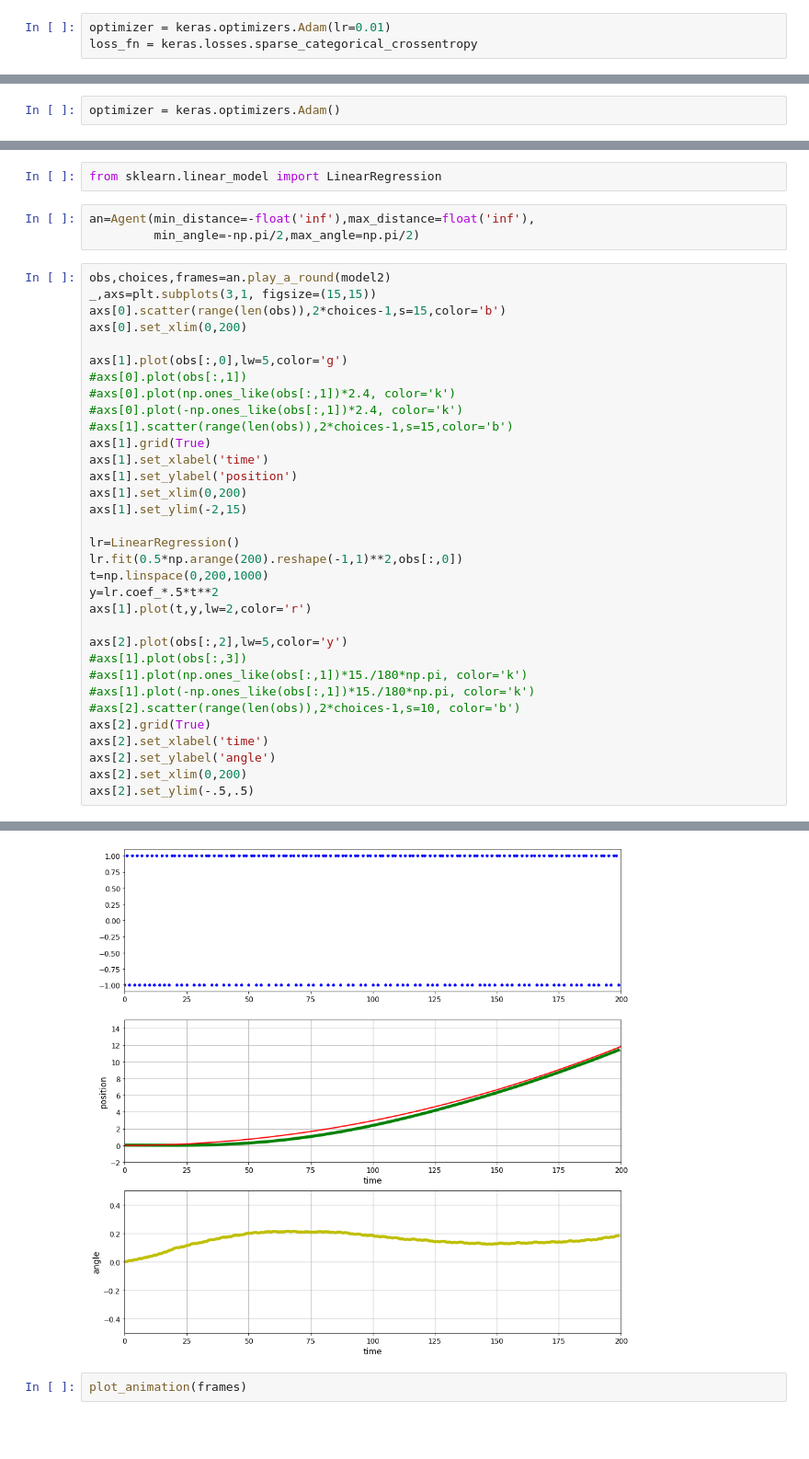
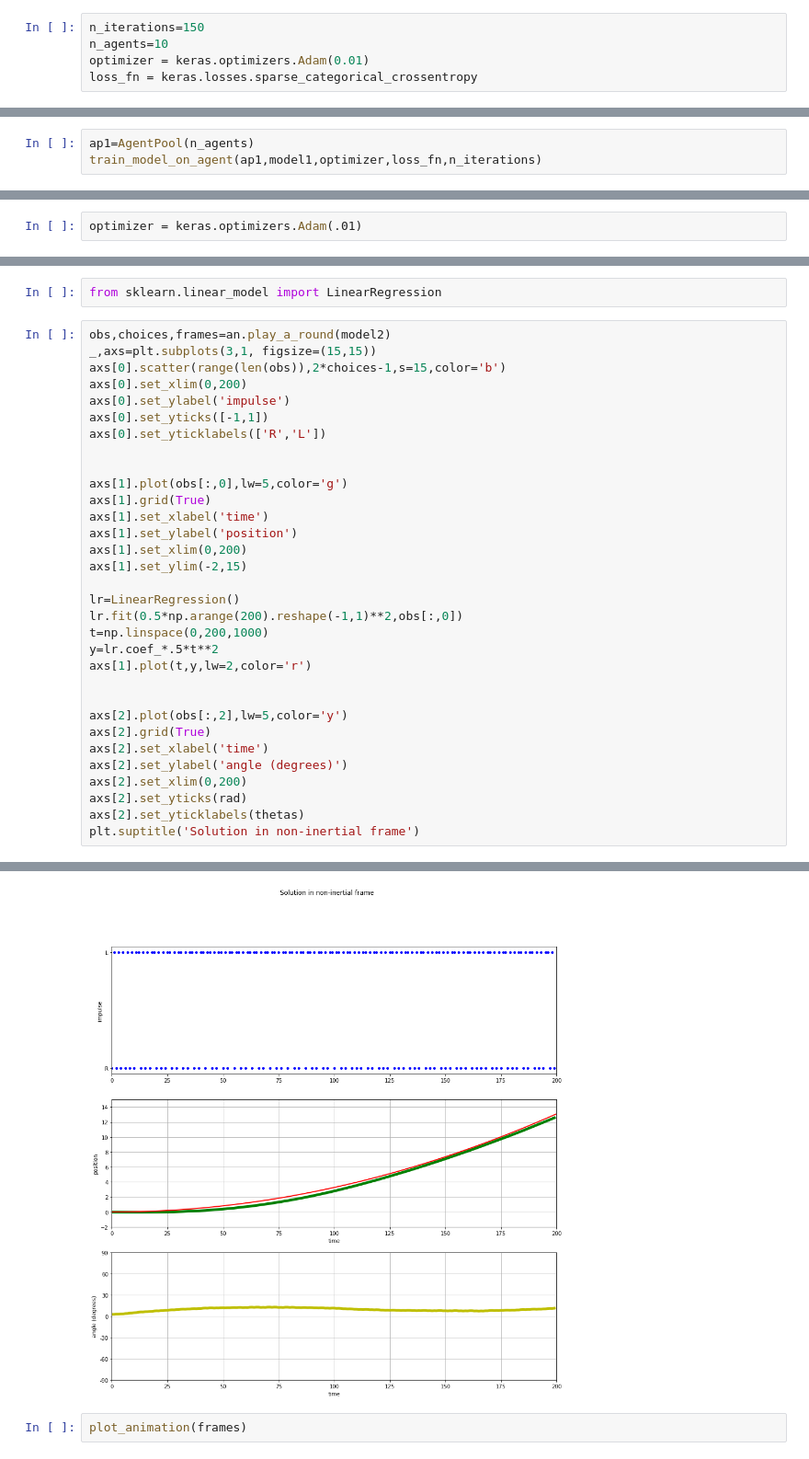
Before and after one commit to borundev/ReinforcementLearning, a Jupyter notebook: RL cartpole.ipynb, the cells around one changed output, grey strips where cells are left out. Shown at 92% size. Saved outputs shown, nothing was run; the diff lists cells and outputs as text; blank space fills up the shorter version.

```diff
--- a/RL cartpole.ipynb
+++ b/RL cartpole.ipynb
@@ -88,3 +105,5 @@ plot_animation(frames)
 # %%
-optimizer = keras.optimizers.Adam(lr=0.01)
+n_iterations=150
+n_agents=10
+optimizer = keras.optimizers.Adam(0.01)
 loss_fn = keras.losses.sparse_categorical_crossentropy
@@ -100,3 +115,6 @@ model1 = keras.models.Sequential([
     keras.layers.Dense(5, activation="relu", input_shape=[4]),
     keras.layers.Dense(2, activation="softmax"),
 ])
+# %%
+ap1=AgentPool(n_agents)
+train_model_on_agent(ap1,model1,optimizer,loss_fn,n_iterations)
@@ -171,5 +188,5 @@ model2 = keras.models.Sequential([
 # %%
-optimizer = keras.optimizers.Adam()
+optimizer = keras.optimizers.Adam(.01)
 # %%
 for min_angle in (-.06,):
     ap2=AgentPool(n_agents,min_angle=min_angle,max_angle=30*np.pi/180,max_distance=float('inf'))
@@ -187,20 +200,17 @@ model2.load_weights('models/max_distance_inf')
 <tensorflow.python.training.tracking.util.CheckpointLoadStatus at 0x...>
 # %%
 from sklearn.linear_model import LinearRegression
-# %%
-an=Agent(min_distance=-float('inf'),max_distance=float('inf'),
-         min_angle=-np.pi/2,max_angle=np.pi/2)
 # %%
 obs,choices,frames=an.play_a_round(model2)
 _,axs=plt.subplots(3,1, figsize=(15,15))
 axs[0].scatter(range(len(obs)),2*choices-1,s=15,color='b')
 axs[0].set_xlim(0,200)
+axs[0].set_ylabel('impulse')
+axs[0].set_yticks([-1,1])
+axs[0].set_yticklabels(['R','L'])
+
 
 axs[1].plot(obs[:,0],lw=5,color='g')
-#axs[0].plot(obs[:,1])
-#axs[0].plot(np.ones_like(obs[:,1])*2.4, color='k')
-#axs[0].plot(-np.ones_like(obs[:,1])*2.4, color='k')
-#axs[1].scatter(range(len(obs)),2*choices-1,s=15,color='b')
 axs[1].grid(True)
 axs[1].set_xlabel('time')
 axs[1].set_ylabel('position')
@@ -213,14 +223,13 @@ t=np.linspace(0,200,1000)
 y=lr.coef_*.5*t**2
 axs[1].plot(t,y,lw=2,color='r')
 
+
 axs[2].plot(obs[:,2],lw=5,color='y')
-#axs[1].plot(obs[:,3])
-#axs[1].plot(np.ones_like(obs[:,1])*15./180*np.pi, color='k')
-#axs[1].plot(-np.ones_like(obs[:,1])*15./180*np.pi, color='k')
-#axs[2].scatter(range(len(obs)),2*choices-1,s=10, color='b')
 axs[2].grid(True)
 axs[2].set_xlabel('time')
-axs[2].set_ylabel('angle')
+axs[2].set_ylabel('angle (degrees)')
 axs[2].set_xlim(0,200)
-axs[2].set_ylim(-.5,.5)
+axs[2].set_yticks(rad)
+axs[2].set_yticklabels(thetas)
+plt.suptitle('Solution in non-inertial frame')
 # %% [output]
@@ -228,4 +237,4 @@ axs[2].set_ylim(-.5,.5)
-[figure, old version]
+[figure, new version]
 # %%
 plot_animation(frames)
 # %% [output]
```
Also changed, not shown: parts of 55 cells of this notebook, 2 other files.
